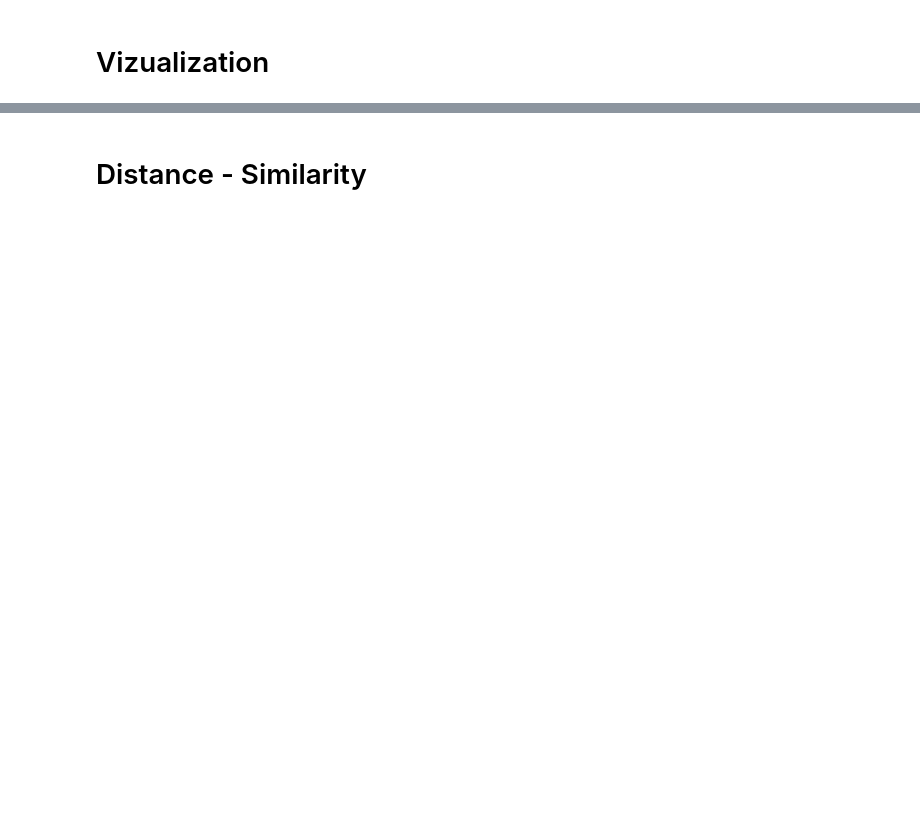
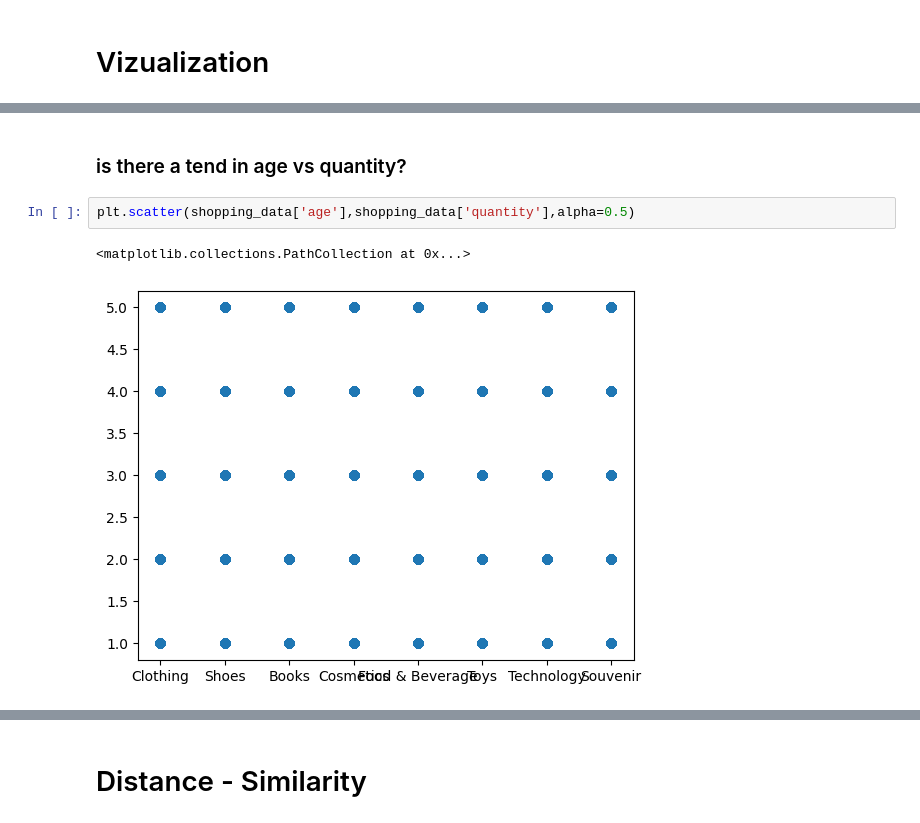
Before and after one commit to Ratchanontt/BSC_DPDM23, a Jupyter notebook: Understanding_Data.ipynb, the cells around one changed output, grey strips where cells are left out. Saved outputs shown, nothing was run; the diff lists cells and outputs as text; blank space fills up the shorter version.

```diff
--- a/Understanding_Data.ipynb
+++ b/Understanding_Data.ipynb
@@ -111,0 +263,7 @@ data_from_gsheets.describe()
+# %% [markdown]
+### is there a tend in age vs quantity?
+# %%
+plt.scatter(shopping_data['age'],shopping_data['quantity'],alpha=0.5)
+# %% [output]
+<matplotlib.collections.PathCollection at 0x...>
+[figure, added]
```
Also changed, not shown: parts of 54 cells of this notebook.
